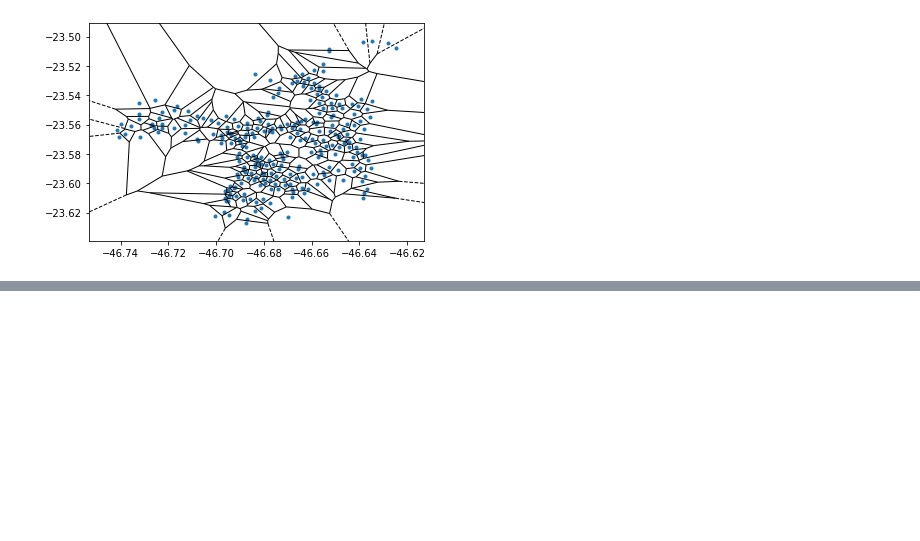
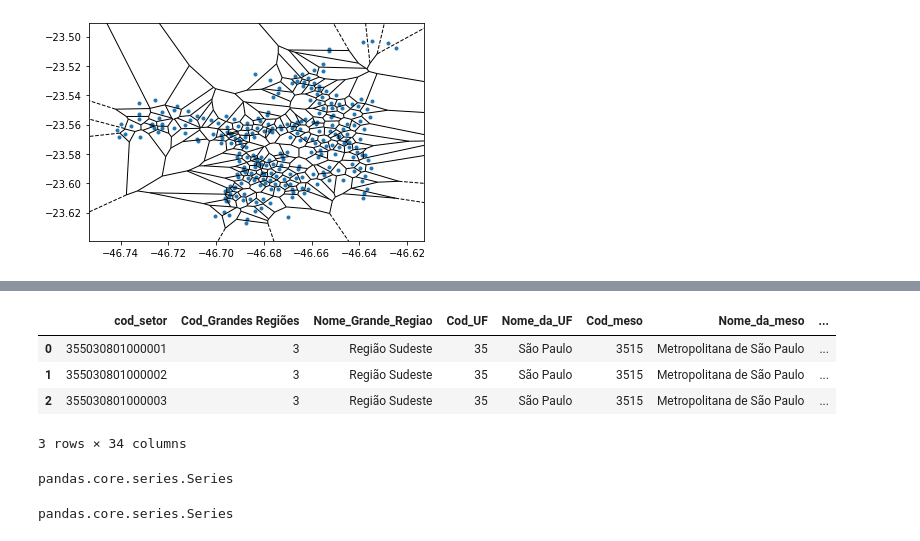
Before and after one commit to camillebobsin/gbfs, a Jupyter notebook: voronoi_diagram.ipynb, the cells around one changed output, grey strips where cells are left out. Drawn from its saved outputs; the diff is of its cells as text; code cells hidden in the pictures; blank space fills up the shorter version.

```diff
--- a/voronoi_diagram.ipynb
+++ b/voronoi_diagram.ipynb
@@ -130,0 +150,21 @@ plt.show()
+# %%
+# Dataframe with the information of the census sectors
+df = pd.read_csv("Basico_SP1.csv", sep=';', encoding='ISO-8859-1')
+df.rename(columns = {'Cod_setor' : 'cod_setor'}, inplace = True)
+df.head(3)
+# %% [output]
+|  | cod_setor | Cod_Grandes Regiões | Nome_Grande_Regiao | Cod_UF | Nome_da_UF | Cod_meso | Nome_da_meso | ... |
+| 0 | 355030801000001 | 3 | Região Sudeste | 35 | São Paulo | 3515 | Metropolitana de São Paulo | ... |
+| 1 | 355030801000002 | 3 | Região Sudeste | 35 | São Paulo | 3515 | Metropolitana de São Paulo | ... |
+| 2 | 355030801000003 | 3 | Região Sudeste | 35 | São Paulo | 3515 | Metropolitana de São Paulo | ... |
+3 rows × 34 columns
+# %%
+grid['cod_setor'] = grid['cod_setor'].astype(int)
+type(grid.cod_setor)
+# %% [output]
+pandas.core.series.Series
+# %%
+df['cod_setor'] = df['cod_setor'].astype(int)
+type(df.cod_setor)
+# %% [output]
+pandas.core.series.Series
```
Also changed, not shown: parts of 20 cells of this notebook.
